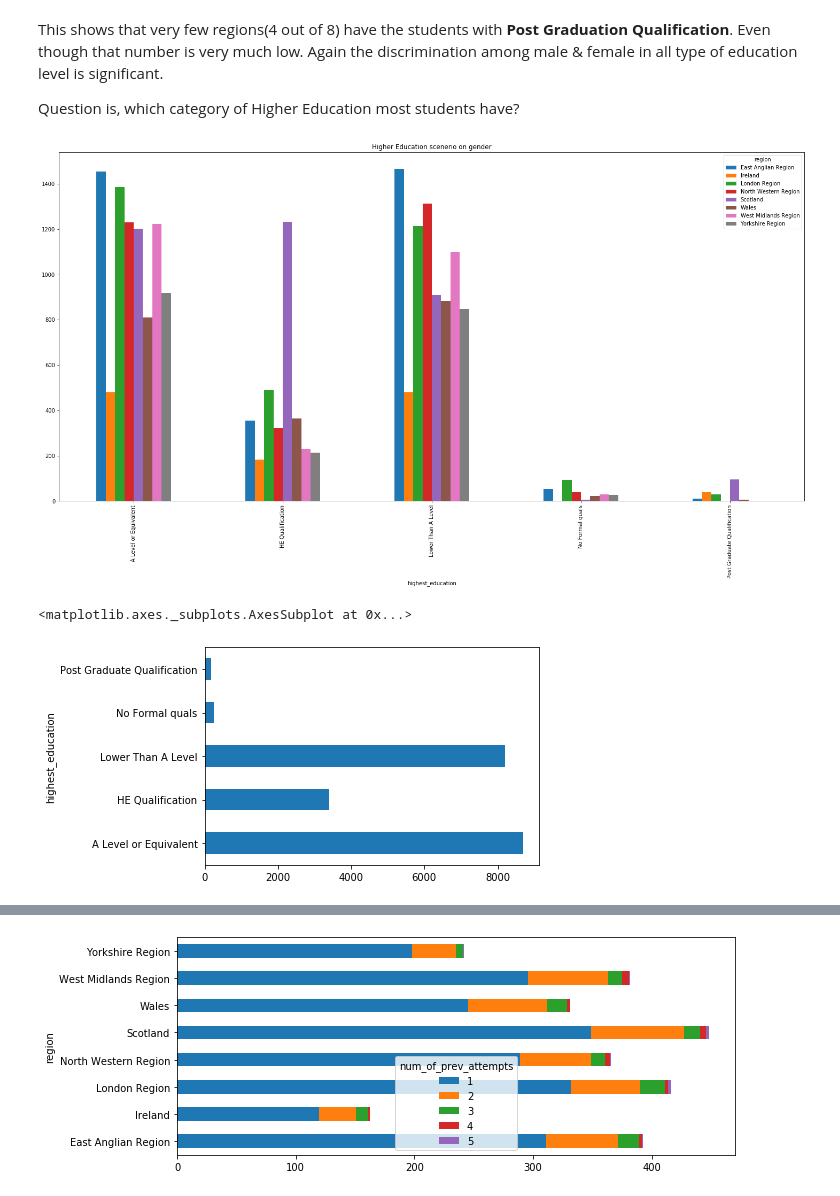
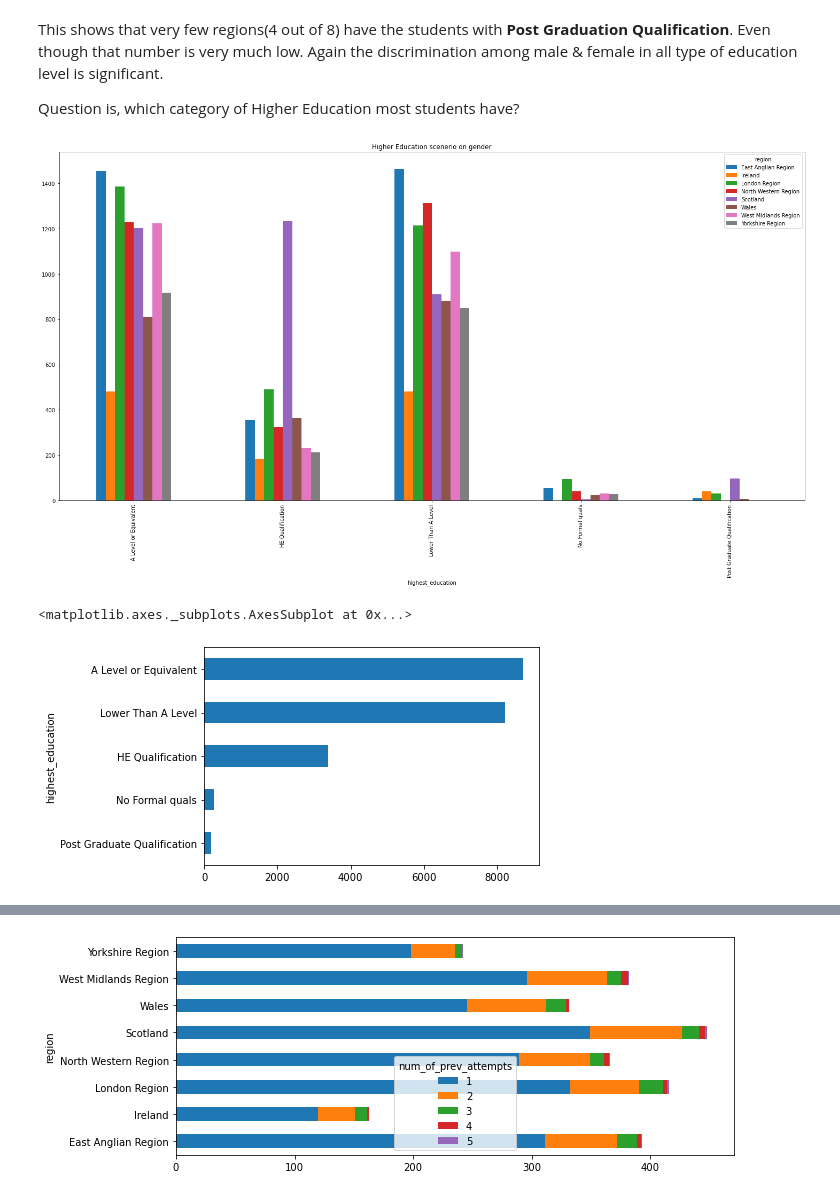
Before and after one commit to rayansami/behaviour-analysis, a Jupyter notebook: Analyzing_Open_University_Learning_Analytics_Dataset.ipynb, the cells around one changed output, grey strips where cells are left out. Cells and saved outputs as stored; diff of their text form; code cells hidden in the pictures.

Commit message:
added todos | crosstab plot for higher education

```diff
--- a/Analyzing_Open_University_Learning_Analytics_Dataset.ipynb
+++ b/Analyzing_Open_University_Learning_Analytics_Dataset.ipynb
@@ -369,9 +293,9 @@ Question is, which category of Higher Education most students have?
 # %%
 filtered_student_info.groupby(['highest_education','region']).size().unstack().plot(kind='bar', title='Higher Education scenerio on gender',figsize=(25,12))
 plt.show()
 
-filtered_student_info.groupby(['highest_education']).size().plot(kind='barh')
+filtered_student_info.groupby(['highest_education']).size().sort_values(ascending=True).plot(kind='barh')
 # %% [output]
 [figure]
 <matplotlib.axes._subplots.AxesSubplot at 0x...>
-[figure, old version]
+[figure, new version]
```
Also changed, not shown: parts of 29 cells of this notebook.
